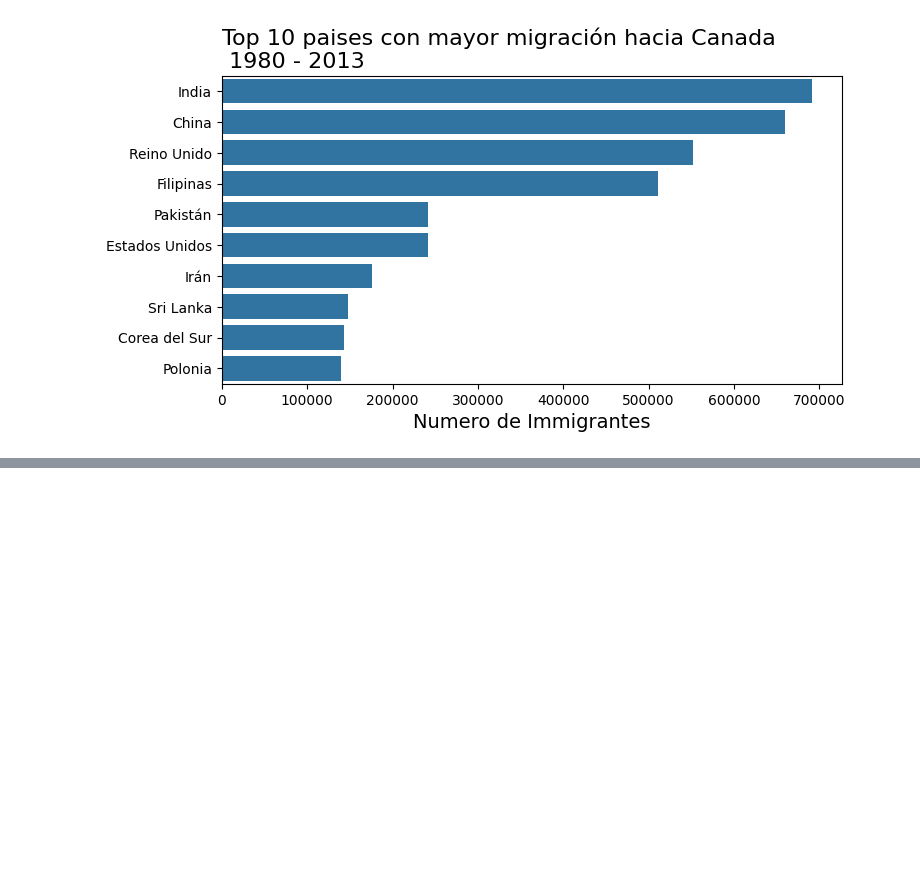
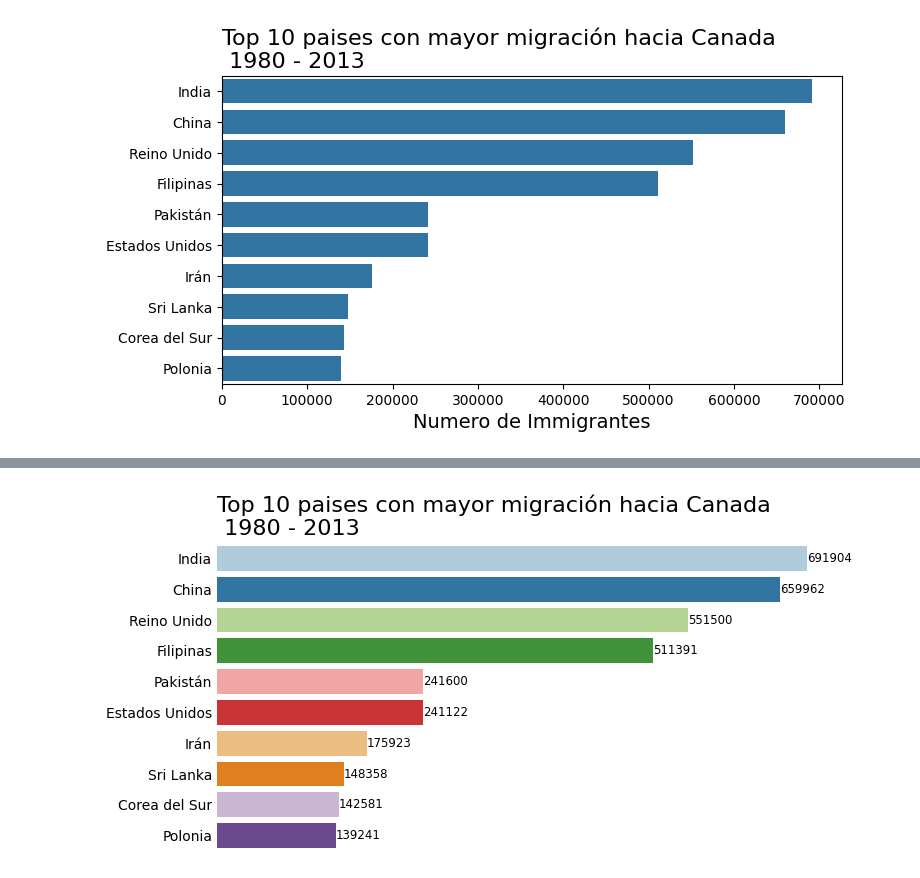
Before and after one commit to AndresCMontejo/Visualizaci-n-de-datos-con-Python-Matplotlib-Seaborn-y-Plotly, a Jupyter notebook: visualizacion_de_datos_con_python.ipynb, the cells around one changed output, grey strips where cells are left out. Cells and saved outputs as stored; diff of their text form; code cells hidden in the pictures; blank space fills up the shorter version.

```diff
--- a/visualizacion_de_datos_con_python.ipynb
+++ b/visualizacion_de_datos_con_python.ipynb
@@ -558,0 +566,4 @@ generar_grafico('coolwarm')
+# %%
+generar_grafico('Paired')
+# %% [output]
+[figure, added]
```
Also changed, not shown: parts of 9 cells of this notebook.
